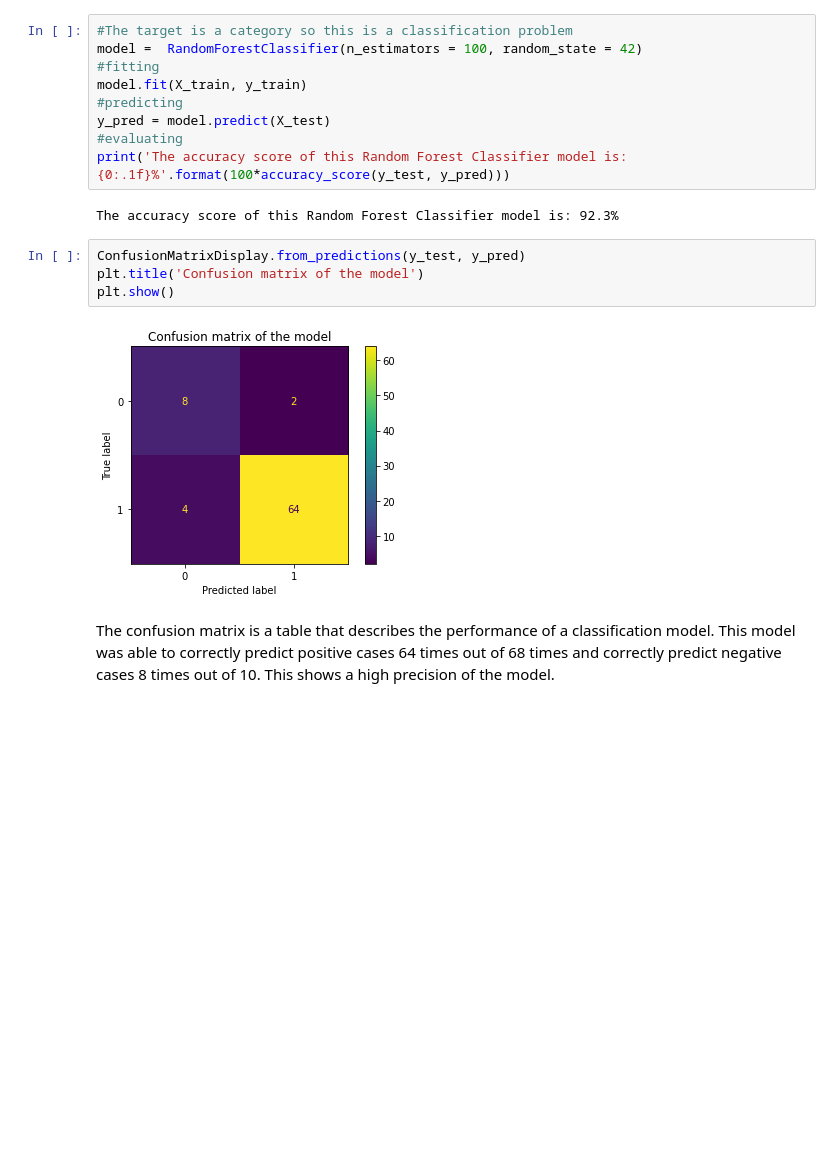
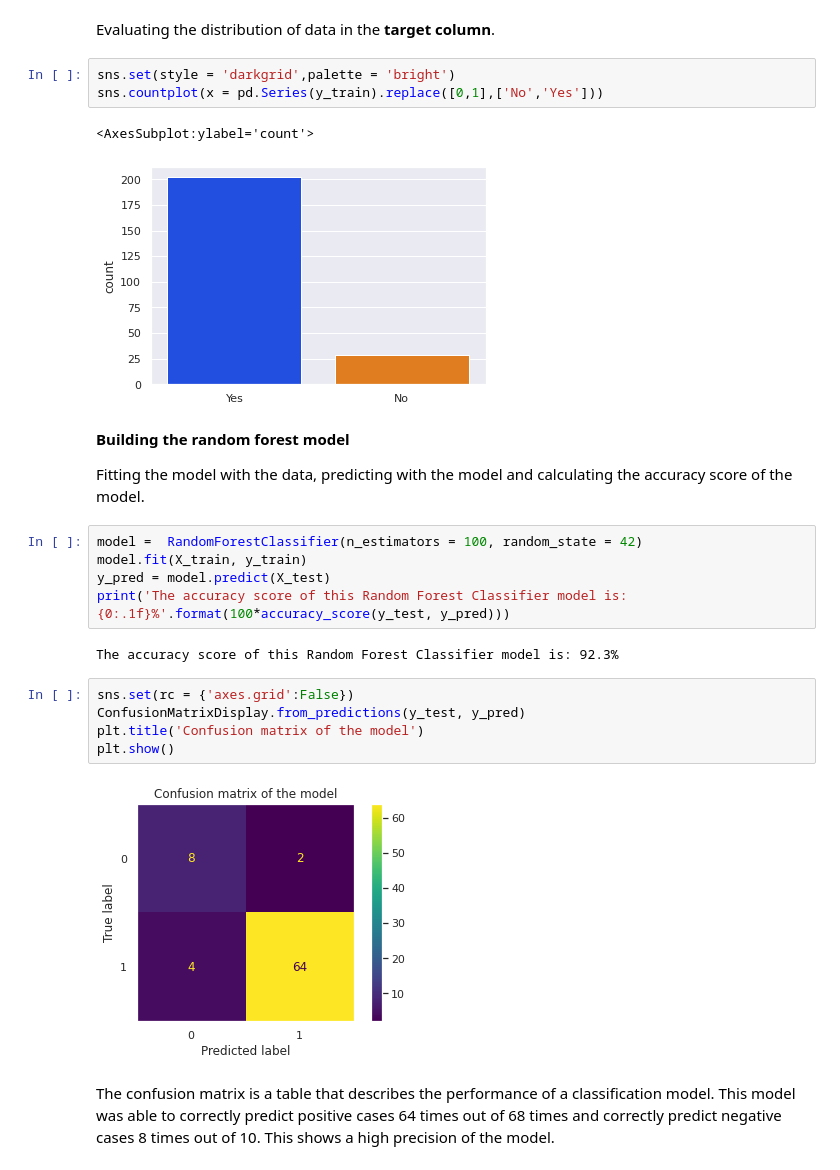
Before and after one commit to Godwin-Ani/Exploratory-data-analysis, a Jupyter notebook: Lung Cancer/predicting-lung-cancer-with-symptoms.ipynb, the cells around one changed output. Saved outputs shown, nothing was run; the diff lists cells and outputs as text; blank space fills up the shorter version.

```diff
--- a/Lung Cancer/predicting-lung-cancer-with-symptoms.ipynb
+++ b/Lung Cancer/predicting-lung-cancer-with-symptoms.ipynb
@@ -57,20 +196,29 @@ y_test= le.transform(y_test)
+# %% [markdown]
+Evaluating the distribution of data in the **target column**.
+# %%
+sns.set(style = 'darkgrid',palette = 'bright')
+sns.countplot(x = pd.Series(y_train).replace([0,1],['No','Yes']))
+# %% [output]
+<AxesSubplot:ylabel='count'>
+[figure, added]
+# %% [markdown]
+**Building the random forest model**
+
+Fitting the model with the data, predicting with the model and calculating the accuracy score of the model.
 # %%
-#The target is a category so this is a classification problem
 model =  RandomForestClassifier(n_estimators = 100, random_state = 42)
-#fitting
 model.fit(X_train, y_train)
-#predicting
 y_pred = model.predict(X_test)
-#evaluating
 print('The accuracy score of this Random Forest Classifier model is: {0:.1f}%'.format(100*accuracy_score(y_test, y_pred)))
 # %% [output]
 The accuracy score of this Random Forest Classifier model is: 92.3%
 # %%
+sns.set(rc = {'axes.grid':False})
 ConfusionMatrixDisplay.from_predictions(y_test, y_pred)
 plt.title('Confusion matrix of the model')
 plt.show()
 # %% [output]
-[figure, old version]
+[figure, new version]
 # %% [markdown]
 The confusion matrix is a table that describes the performance of a classification model. This model was able to correctly predict positive cases 64 times out of 68 times and correctly predict negative cases 8 times out of 10. This shows a high precision of the model.
 # %%
```
Also changed, not shown: parts of 20 cells of this notebook.
